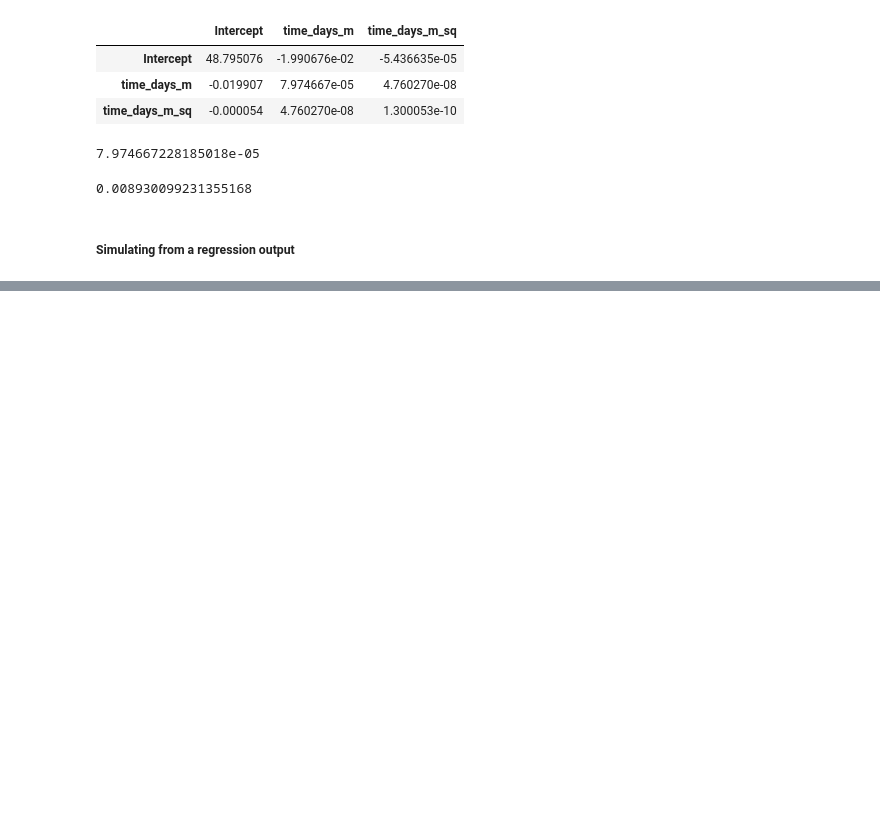
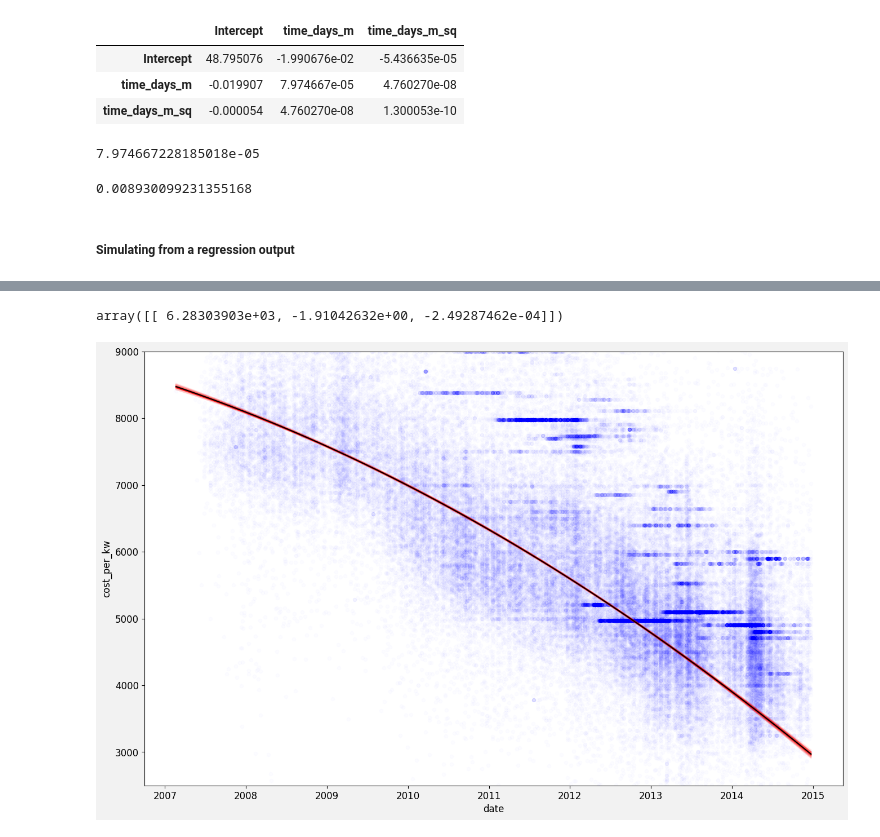
Before and after one commit to sebalexsmith/MET2010, a Jupyter notebook: Labs/Lab 9.ipynb, the cells around one changed output, grey strips where cells are left out. Drawn from its saved outputs; the diff is of its cells as text; code cells hidden in the pictures; blank space fills up the shorter version.

```diff
--- a/Labs/Lab 9.ipynb
+++ b/Labs/Lab 9.ipynb
@@ -132,0 +138,47 @@ np.sqrt(vcov_scaled.iloc[1, 1])
+# %%
+# Create a scaled var-cov matrix with this sigma:
+V_sim = np.array(bs_vcov) * sigma_sim ** 2
+# %%
+bs_sim = np.random.multivariate_normal(bs, V_sim, 1)
+bs_sim
+# %% [output]
+array([[ 6.28303903e+03, -1.91042632e+00, -2.49287462e-04]])
+# %%
+# Creating a function to do this several times:
+def regSim(regMod):
+    # Get the values from the model:
+    nmk = regMod.df_resid # Degrees of freedom n - k.
+    sigma_hat = np.sqrt(regMod.mse_resid) # Variance, standard deviation.
+    bs_vcov = regMod.cov_params(scale = 1) # Variance-covariance matrix.
+    bs = regMod.params # The coefficients of the model, the betas.
+
+    # Create the simulated values:
+    sigma_sim = sigma_hat * np.sqrt(nmk / np.random.chisquare(nmk, 1)) # Simulated standard deviation.
+    V_sim = np.array(bs_vcov) * sigma_sim ** 2 # The scaled variance-covariance matrix.
+    bs_sim = np.random.multivariate_normal(bs, V_sim, 1) # The simulated betas (coefficients).
+
+    return bs_sim.flatten(), sigma_sim
+# %%
+# Run 50 simulations to see the inferential uncertainty:
+nsim = 50
+bs_sims = []
+sigma_sims = []
+
+for i in range(nsim):
+    bs_sim, sigma_sim = regSim(mod1)
+    bs_sims.append(bs_sim)
+    sigma_sims.append(sigma_sim)
+# %%
+# Visualizing the inferential uncertainty:
+fig, ax = plt.subplots()
+pv.plot.scatter('date', 'cost_per_kw', alpha = .01, color = 'blue', ax = ax)
+ax.plot(fake_dates, y_line, color = 'black', zorder = 10)
+
+for i in range(nsim):
+    y_line_sim = bs_sims[i][0] + bs_sims[i][1] * x_line_m + bs_sims[i][2] * x_line_m ** 2
+    ax.plot(fake_dates, y_line_sim, alpha = .1, color = 'red')
+
+ax.set_ylim(2500, 9000)
+plt.show()
+# %% [output]
+[figure, added]
```
Also changed, not shown: parts of 36 cells of this notebook, 3 other files.
